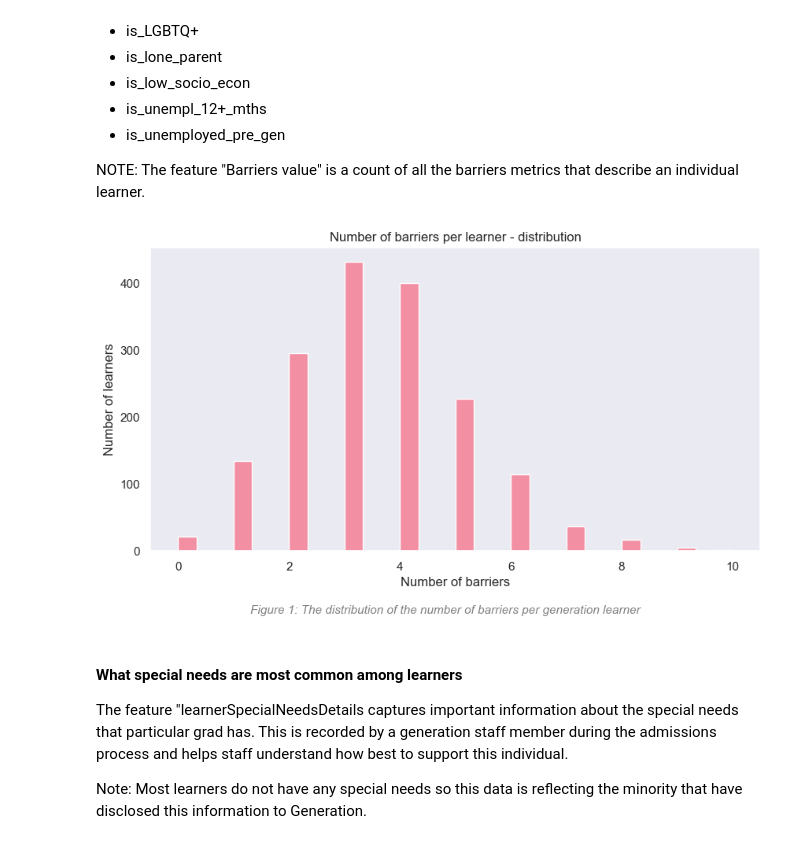
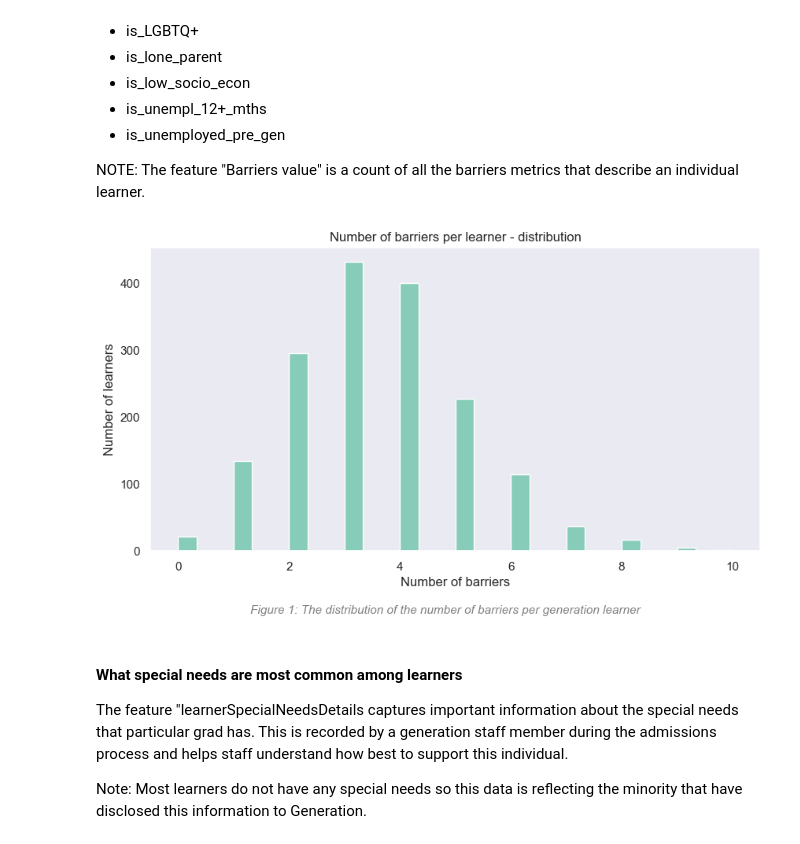
Before and after one commit to Meg-Guidry/Codeop_individul_project, a Jupyter notebook: Codeop_individual_proj_final.ipynb, the cells around one changed output. Saved outputs shown, nothing was run; the diff lists cells and outputs as text; code cells hidden in the pictures.

```diff
--- a/Codeop_individual_proj_final.ipynb
+++ b/Codeop_individual_proj_final.ipynb
@@ -123,24 +124,24 @@ NOTE: The feature "Barriers value" is a count of all the barriers metrics that d
 # %%
 plt.figure(figsize=(10, 5))
 sns.set_theme
 sns.set_style("dark")
-sns.set_palette("husl")
+sns.set_palette("Set2")
 
 sns.histplot(data= gen_df,
              x="Barriers value"
             )
 
 plt.title("Number of barriers per learner - distribution")
 plt.xlabel("Number of barriers")
 plt.ylabel("Number of learners")
 plt.rcParams.update({'font.size': 14})
 
 # Figure caption:
 txt="Figure 1: The distribution of the number of barriers per generation learner"
 plt.figtext(0.5, -0.05, txt, wrap=True, horizontalalignment='center', fontsize=11, color="0.5", style='italic')
 plt.show()
 # %% [output]
-[figure, old version]
+[figure, new version]
 # %% [markdown]
 #### What special needs are most common among learners
 The feature "learnerSpecialNeedsDetails captures important information about the special needs that particular grad has. This is recorded by a generation staff member during the admissions process and helps staff understand how best to support this individual.
```
Also changed, not shown: parts of 31 cells of this notebook.
